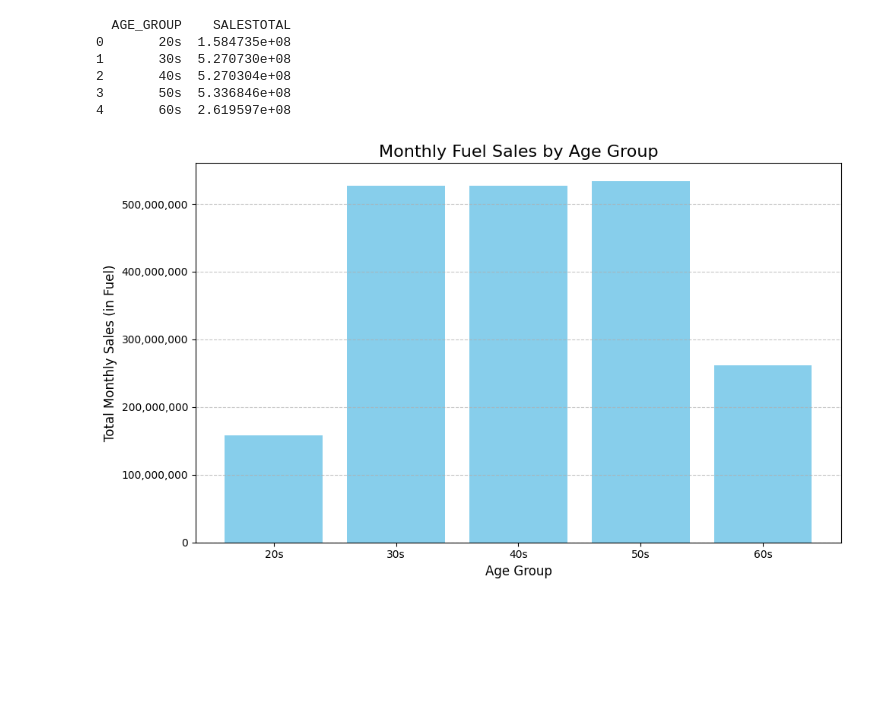
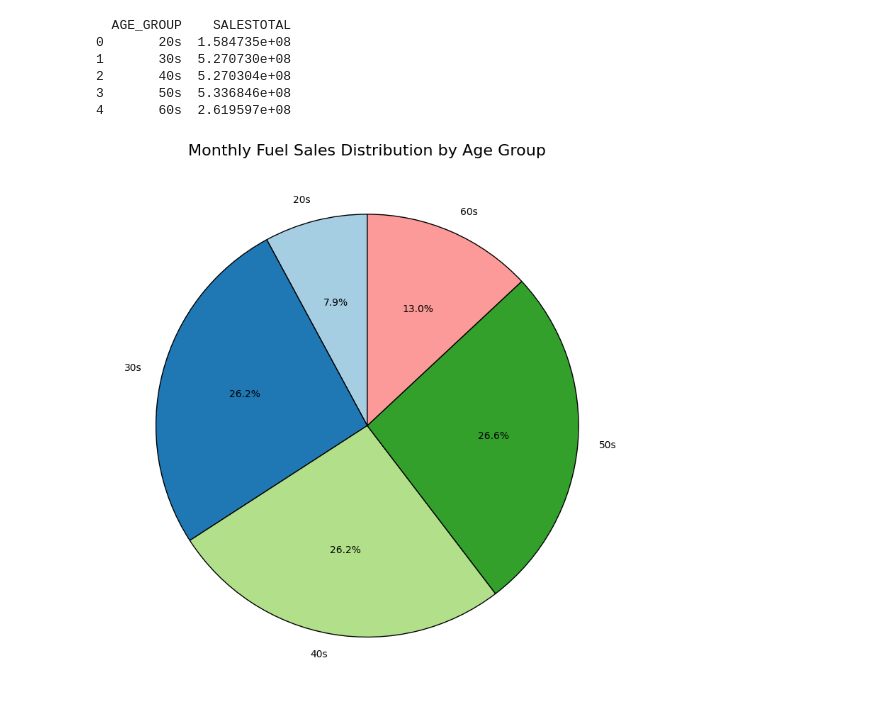
Before and after one commit to alexander-bhar32/Love-s-Case-Study, a Jupyter notebook: Group3_Bharucha_Alexander.ipynb, the cells around one changed output. Drawn from its saved outputs; the diff is of its cells as text; code cells hidden in the pictures; blank space fills up the shorter version.

```diff
--- a/Group3_Bharucha_Alexander.ipynb
+++ b/Group3_Bharucha_Alexander.ipynb
@@ -132,14 +112,14 @@ else:
 # %%
-import pandas as pd
+# question 2
 from datetime import datetime
 import matplotlib.pyplot as plt
 import matplotlib.ticker as mtick
 
-# Add age column to driver_lookup
+# add age column to driver_lookup
 current_year = datetime.now().year
 driver_lookup['AGE'] = current_year - pd.to_datetime(driver_lookup['BIRTHDATE']).dt.year
 
-# Define age groups
+# define age groups
 def age_group(age):
     if 20 <= age < 30:
         return '20s'
@@ -148,44 +128,51 @@ def age_group(age):
     elif 40 <= age < 50:
         return '40s'
     elif 50 <= age < 60:
         return '50s'
     elif 60 <= age < 70:
         return '60s'
     else:
         return 'Others'
 
 driver_lookup['AGE_GROUP'] = driver_lookup['AGE'].apply(age_group)
 
-# Merge the two datasets on DRIVER_ID
+# merge the two datasets on DRIVER_ID
 merged_data = pd.merge(driver_monthly_product_sales, driver_lookup, on='DRIVER_ID', how='inner')
 
-# Convert SALESTOTAL to numeric
+# convert SALESTOTAL to numeric
 merged_data['SALESTOTAL'] = pd.to_numeric(merged_data['SALESTOTAL'], errors='coerce')
 
-# Filter for Fuel product type
+# filter for Fuel product type
 fuel_sales = merged_data[merged_data['PRODUCTTYPE'] == 'Fuel']
 
-# Group by age group and calculate total sales
+# group by age group and calculate total sales
 sales_by_age_group = fuel_sales.groupby('AGE_GROUP')['SALESTOTAL'].sum().reset_index()
 
-# Debugging: Print the aggregated data
+# debugging: Print the aggregated data
 print(sales_by_age_group)
 
-# Plotting
-plt.figure(figsize=(10, 6))
-plt.bar(sales_by_age_group['AGE_GROUP'], sales_by_age_group['SALESTOTAL'], color='skyblue')
-plt.title('Monthly Fuel Sales by Age Group', fontsize=16)
-plt.xlabel('Age Group', fontsize=12)
-plt.ylabel('Total Monthly Sales (in Fuel)', fontsize=12)
-plt.gca().yaxis.set_major_formatter(mtick.StrMethodFormatter('{x:,.0f}'))
-plt.grid(axis='y', linestyle='--', alpha=0.7)
+# plotting: Pie chart for Monthly Fuel Sales by Age Group
+plt.figure(figsize=(8, 8))
+plt.pie(
+    sales_by_age_group['SALESTOTAL'],  # data for the slices
+    labels=sales_by_age_group['AGE_GROUP'],  # labels for each slice
+    autopct='%1.1f%%',  # display percentage
+    startangle=90,  # start angle for the first slice
+    colors=plt.cm.Paired.colors,  # color palette
+    wedgeprops={'edgecolor': 'black'}  # black border
+)
+
+# add a title
+plt.title('Monthly Fuel Sales Distribution by Age Group', fontsize=16)
 plt.tight_layout()
+
+# display
 plt.show()
 # %% [output]
   AGE_GROUP    SALESTOTAL
 0       20s  1.584735e+08
 1       30s  5.270730e+08
 2       40s  5.270304e+08
 3       50s  5.336846e+08
 4       60s  2.619597e+08
-[figure, old version]
+[figure, new version]
```
Also changed, not shown: parts of 5 cells of this notebook.
